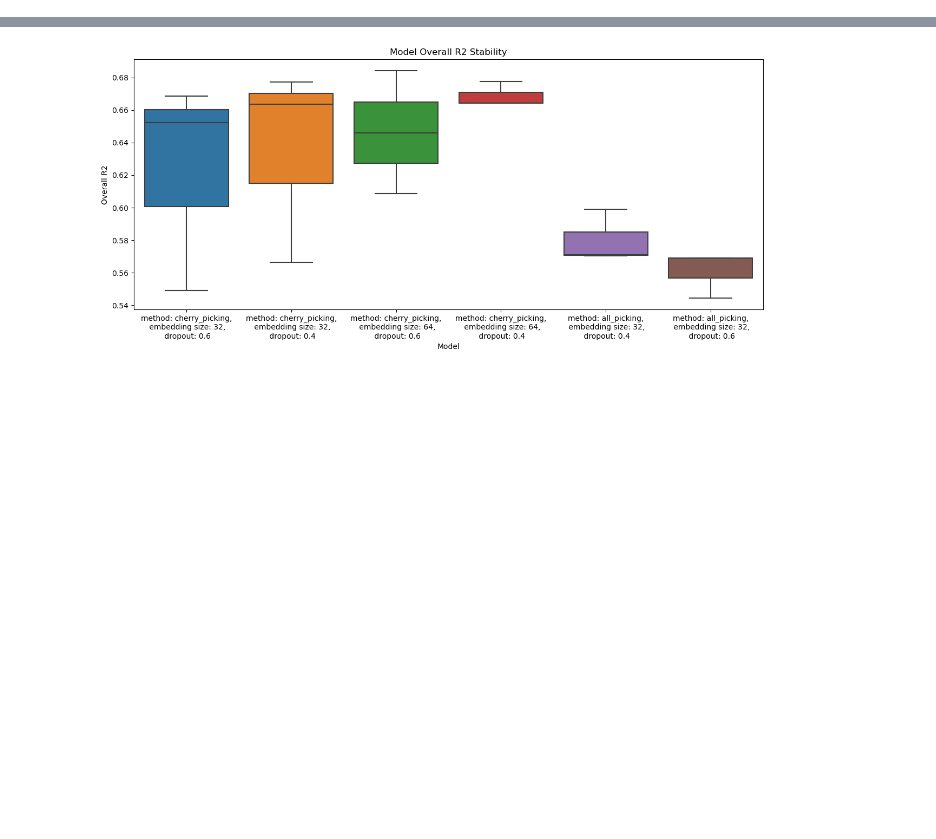
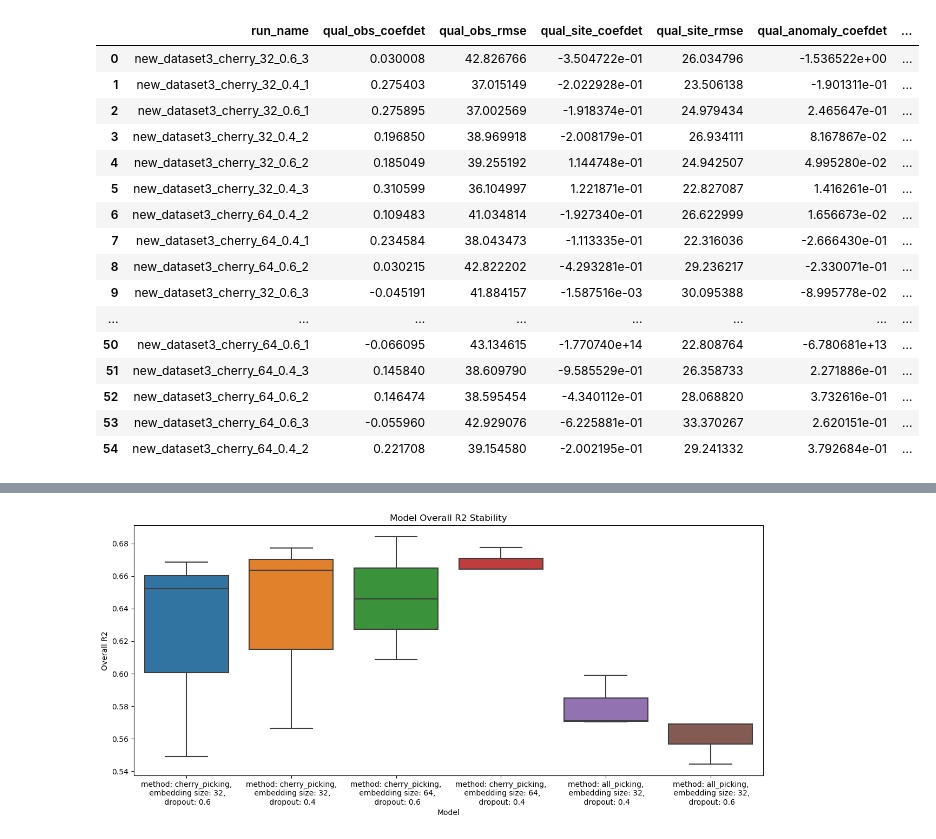
Before and after one commit to codebyandy/geolearn, a Jupyter notebook: app/vegetation/attention/andy/figures/analyze.ipynb, the cells around one changed output, grey strips where cells are left out. Cells and saved outputs as stored; diff of their text form; code cells hidden in the pictures; blank space fills up the shorter version.

```diff
--- a/app/vegetation/attention/andy/figures/analyze.ipynb
+++ b/app/vegetation/attention/andy/figures/analyze.ipynb
@@ -8,11 +10,31 @@ import numpy as np
 # %%
-results_path = os.path.join(kPath.dirVeg, 'sherlock/best_metrics_all_runs.csv')
+results_path = os.path.join(kPath.dirVeg, 'sherlock/new_dataset/best_metrics_all_runs.csv')
 df = pd.read_csv(results_path)
 # %%
 # Update this to filter for runs of interest
-df = df[df.run_name.str.contains('stability')]
+# df = df[df.run_name.str.contains('stability')]
 # df = df[df.training_method == "cherry_picking"]
 # %%
 # Update this for any manual data cleaning
-df = df[['training_method', "embedding_size", "dropout", 'qual_obs_coefdet', 'qual_obs_rmse', 'qual_site_coefdet', 'qual_site_rmse', 'qual_anomaly_coefdet', 'qual_anomaly_rmse']]
-df["model"] = "method: " + df.training_method + ",\n embedding size: " + df.embedding_size.astype(str) + ",\n dropout: " + df.dropout.astype(str)
+df = df[['run_name', 'qual_obs_coefdet', 'qual_obs_rmse', 'qual_site_coefdet', 'qual_site_rmse', 'qual_anomaly_coefdet', 'qual_anomaly_rmse']]
+# df["model"] = "method: " + df.training_method + ",\n embedding size: " + df.embedding_size.astype(str) + ",\n dropout: " + df.dropout.astype(str)
+# %%
+df
+# %% [output]
+|  | run_name | qual_obs_coefdet | qual_obs_rmse | qual_site_coefdet | qual_site_rmse | qual_anomaly_coefdet | ... |
+| 0 | new_dataset3_cherry_32_0.6_3 | 0.030008 | 42.826766 | -3.504722e-01 | 26.034796 | -1.536522e+00 | ... |
+| 1 | new_dataset3_cherry_32_0.4_1 | 0.275403 | 37.015149 | -2.022928e-01 | 23.506138 | -1.901311e-01 | ... |
+| 2 | new_dataset3_cherry_32_0.6_1 | 0.275895 | 37.002569 | -1.918374e-01 | 24.979434 | 2.465647e-01 | ... |
+| 3 | new_dataset3_cherry_32_0.4_2 | 0.196850 | 38.969918 | -2.008179e-01 | 26.934111 | 8.167867e-02 | ... |
+| 4 | new_dataset3_cherry_32_0.6_2 | 0.185049 | 39.255192 | 1.144748e-01 | 24.942507 | 4.995280e-02 | ... |
+| 5 | new_dataset3_cherry_32_0.4_3 | 0.310599 | 36.104997 | 1.221871e-01 | 22.827087 | 1.416261e-01 | ... |
+| 6 | new_dataset3_cherry_64_0.4_2 | 0.109483 | 41.034814 | -1.927340e-01 | 26.622999 | 1.656673e-02 | ... |
+| 7 | new_dataset3_cherry_64_0.4_1 | 0.234584 | 38.043473 | -1.113335e-01 | 22.316036 | -2.666430e-01 | ... |
+| 8 | new_dataset3_cherry_64_0.6_2 | 0.030215 | 42.822202 | -4.293281e-01 | 29.236217 | -2.330071e-01 | ... |
+| 9 | new_dataset3_cherry_32_0.6_3 | -0.045191 | 41.884157 | -1.587516e-03 | 30.095388 | -8.995778e-02 | ... |
+| ... | ... | ... | ... | ... | ... | ... | ... |
+| 50 | new_dataset3_cherry_64_0.6_1 | -0.066095 | 43.134615 | -1.770740e+14 | 22.808764 | -6.780681e+13 | ... |
+| 51 | new_dataset3_cherry_64_0.4_3 | 0.145840 | 38.609790 | -9.585529e-01 | 26.358733 | 2.271886e-01 | ... |
+| 52 | new_dataset3_cherry_64_0.6_2 | 0.146474 | 38.595454 | -4.340112e-01 | 28.068820 | 3.732616e-01 | ... |
+| 53 | new_dataset3_cherry_64_0.6_3 | -0.055960 | 42.929076 | -6.225881e-01 | 33.370267 | 2.620151e-01 | ... |
+| 54 | new_dataset3_cherry_64_0.4_2 | 0.221708 | 39.154580 | -2.002195e-01 | 29.241332 | 3.792684e-01 | ... |
```
Also changed, not shown: parts of 2 cells of this notebook, 1 other file.
